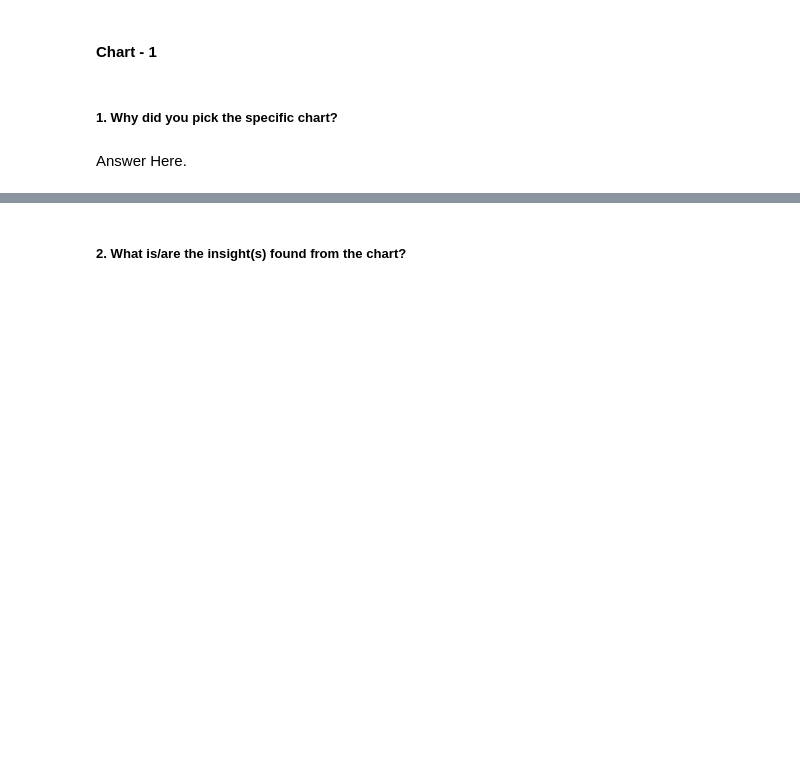
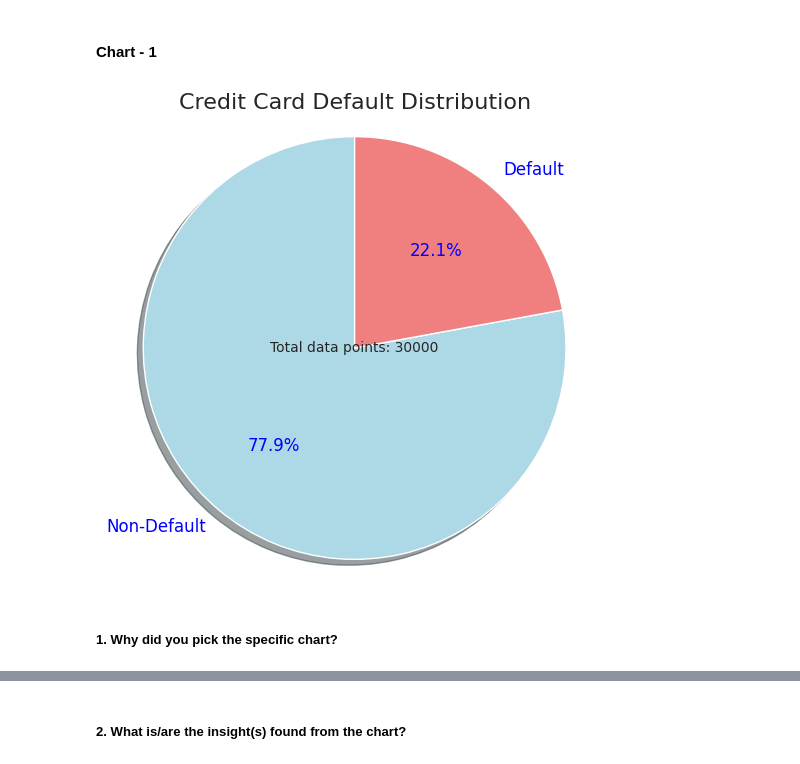
Before and after one commit to shubhamrai1318/Credit_Card_Default_Prediction, a Jupyter notebook: Credit_Card_Default_Prediction.ipynb, the cells around one changed output, grey strips where cells are left out. Saved outputs shown, nothing was run; the diff lists cells and outputs as text; code cells hidden in the pictures; blank space fills up the shorter version.

Commit message:
Visualization Chart-1 Completed

```diff
--- a/Credit_Card_Default_Prediction.ipynb
+++ b/Credit_Card_Default_Prediction.ipynb
@@ -511,4 +509,23 @@ The dataset has been prepared for analysis with no missing values, and all featu
+# %%
+# Chart - 1 visualization code
+
+# Get the total count of each category (default and non-default)
+total_counts = df['default'].value_counts()
+
+# Plot the pie chart
+plt.figure(figsize=(6, 6))
+plt.pie(total_counts, labels=['Non-Default', 'Default'], autopct='%1.1f%%', colors=['lightblue', 'lightcoral'],
+        startangle=90, shadow=True, textprops={'fontsize': 12, 'color':'blue'})
+plt.title('Credit Card Default Distribution', fontsize=16)
+plt.axis('equal')  # Equal aspect ratio ensures that pie is drawn as a circle.
+
+# Add total count of data as a text annotation in the center of the pie chart
+total_data = len(df)
+plt.text(0.5, 0.5, f"Total data points: {total_data}", transform=plt.gca().transAxes,
+         ha='center', va='center', fontsize=10)
+
+plt.show()
+# %% [output]
+[figure, added]
 # %% [markdown]
 ##### 1. Why did you pick the specific chart?
-# %% [markdown]
-Answer Here.
```
Also changed, not shown: parts of 6 cells of this notebook.
